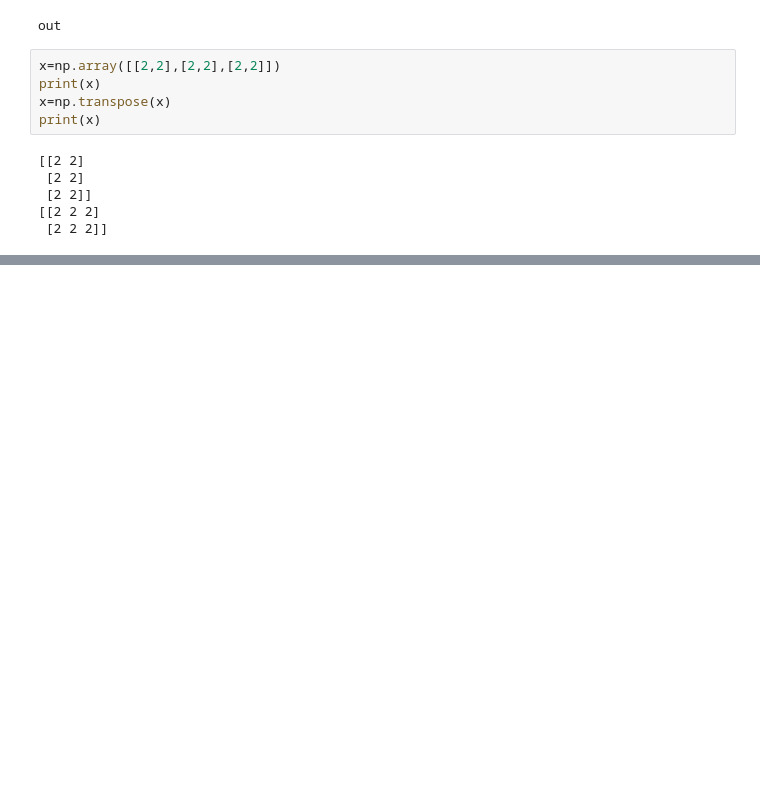
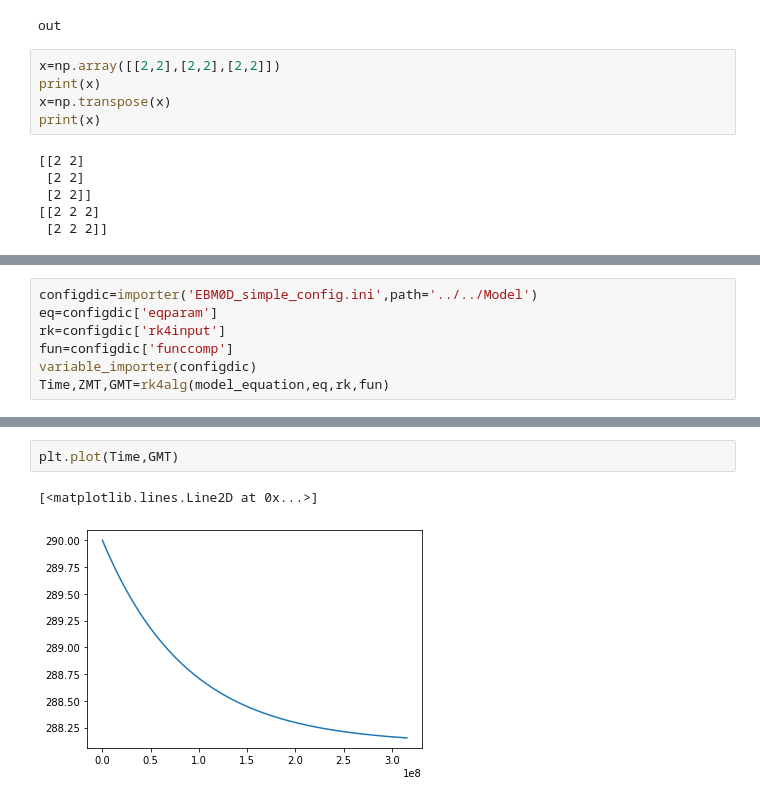
Before and after one commit to BenniSchmiedel/Low-dimensional-EBMs, a Jupyter notebook: Development_tests.ipynb, the cells around one changed output, grey strips where cells are left out. Saved outputs shown, nothing was run; the diff lists cells and outputs as text; blank space fills up the shorter version.

Commit message:
importer, tutorialcopy

```diff
--- a/Development_tests.ipynb
+++ b/Development_tests.ipynb
@@ -376,0 +378,7 @@ y=[-80,40,40,80]
+# %%
+configdic=importer('EBM0D_simple_config.ini',path='../../Model')
+eq=configdic['eqparam']
+rk=configdic['rk4input']
+fun=configdic['funccomp']
+variable_importer(configdic)
+Time,ZMT,GMT=rk4alg(model_equation,eq,rk,fun)
@@ -376,0 +389,5 @@ y=[-80,40,40,80]
+# %%
+plt.plot(Time,GMT)
+# %% [output]
+[<matplotlib.lines.Line2D at 0x...>]
+[figure, added]
```
Also changed, not shown: parts of 3 cells of this notebook, 12 other files.
